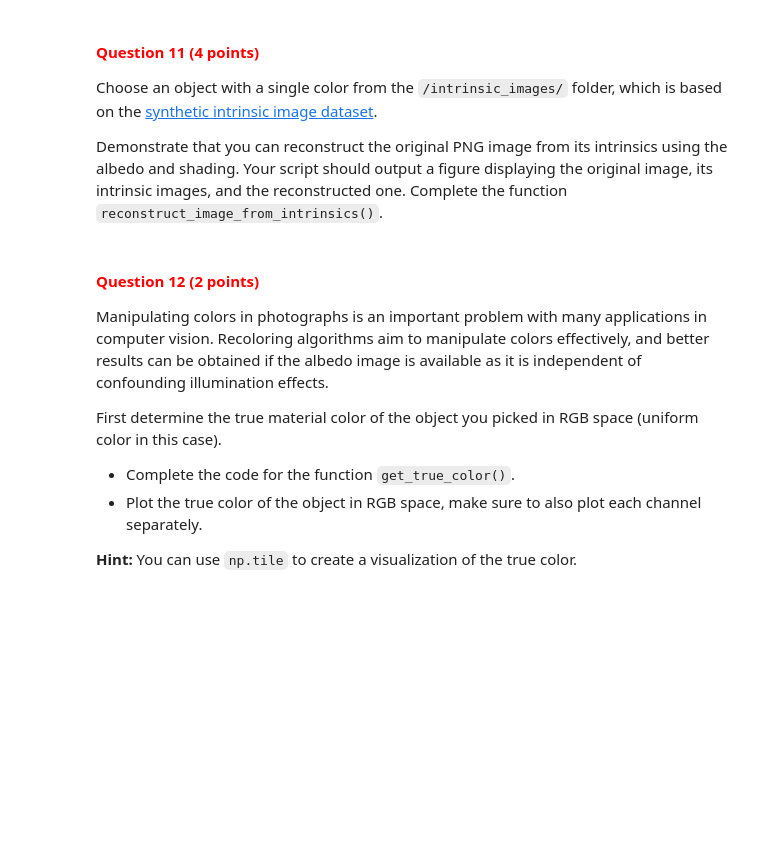
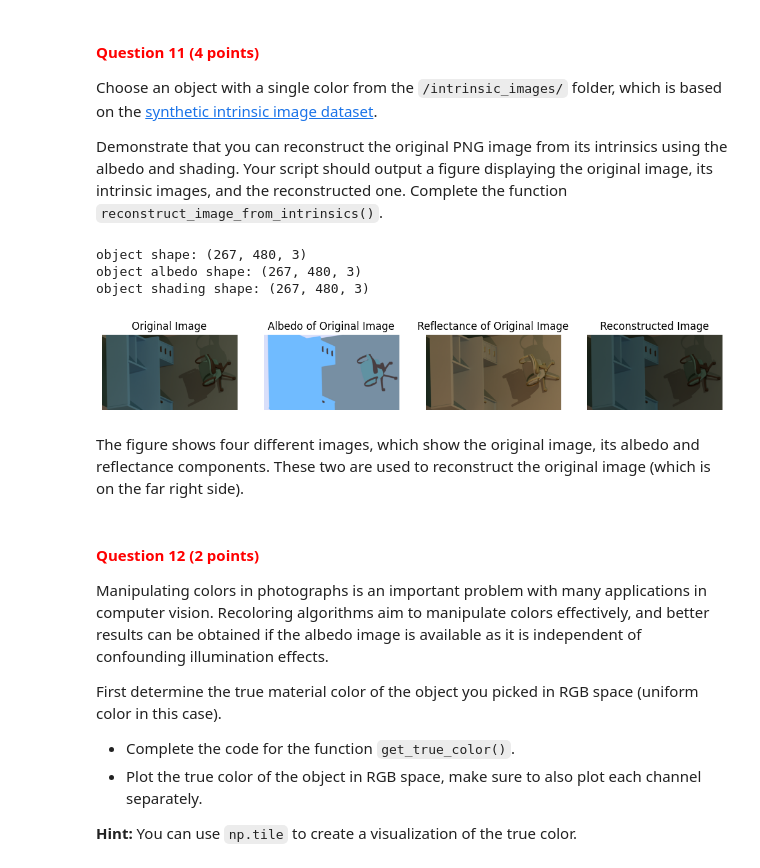
Before and after one commit to ozillan/cv1-lab-1, a Jupyter notebook: cv1-lab-1.ipynb, the cells around one changed output. Saved outputs shown, nothing was run; the diff lists cells and outputs as text; code cells hidden in the pictures; blank space fills up the shorter version.

```diff
--- a/cv1-lab-1.ipynb
+++ b/cv1-lab-1.ipynb
@@ -514,35 +522,72 @@ def reconstruct_image_from_intrinsics(albedo_img, shading_img):
     Returns:
         iid_img: Reconstructed image
     """
+    albedo = albedo_img.astype(np.float32)
+    shading = shading_img.astype(np.float32)
 
-    # YOUR CODE HERE
+    albedo /= 255.0
+    shading /= 255.0
+
+    iid_img = albedo * shading
+    iid_img = (iid_img * 255).astype(np.uint8)
 
     return iid_img
 # %%
 # Replace the object name with a valid name from the dataset
 img_path = './intrinsic_images/'
-object_name = 'turt_ml1'
+object_name = 'room1_ml1'
 
 # Read with opencv
 obj = cv2.imread(img_path + object_name + '.png')
 if obj is None:
     raise FileNotFoundError(f'No image found with filename: {img_path + object_name + ".png"}')
 else:
     print(f'object shape: {obj.shape}')
 
 obj_sha = cv2.imread(img_path + object_name + '_shad.png')
 if obj_sha is None:
     raise FileNotFoundError(f'No image found with filename: {img_path + object_name + "_shad.png"}')
 else:
     print(f'object albedo shape: {obj_sha.shape}')
 
 obj_alb = cv2.imread(img_path + object_name.split('_')[0] + '_refl.png')
 if obj_alb is None:
     raise FileNotFoundError(f'No image found with filename: {img_path + object_name.split("_")[0] + "_refl.png"}')
 else:
     print(f'object shading shape: {obj_alb.shape}')
 
 # YOUR CODE HERE
+iid_image = reconstruct_image_from_intrinsics(obj_alb, obj_sha)
+plt.figure(figsize=(13,2))
+plt.subplot(1,4,1)
+plt.title("Original Image")
+plt.imshow(obj)
+plt.axis("off")
+
+plt.subplot(1,4,2)
+plt.title("Albedo of Original Image")
+plt.imshow(obj_alb)
+plt.axis("off")
+
+plt.subplot(1,4,3)
+plt.title("Reflectance of Original Image")
+plt.imshow(obj_sha)
+plt.axis("off")
+
+plt.subplot(1,4,4)
+plt.title("Reconstructed Image")
+plt.imshow(iid_image)
+plt.axis("off")
+
+
+plt.show()
+# %% [output]
+object shape: (267, 480, 3)
+object albedo shape: (267, 480, 3)
+object shading shape: (267, 480, 3)
+[figure, added]
+# %% [markdown]
+The figure shows four different images, which show the original image, its albedo and reflectance components. These two are used to reconstruct the original image (which is on the far right side).
 # %% [markdown]
 <a id="question-12"></a>
 #### <font color='#FF0000'>Question 12 (2 points)</font>
```
Also changed, not shown: parts of 6 cells of this notebook.
